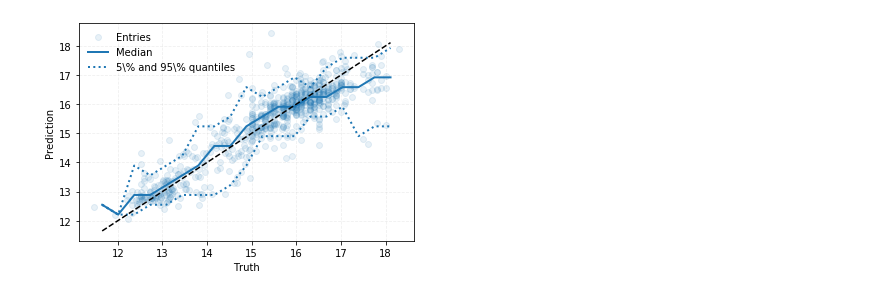
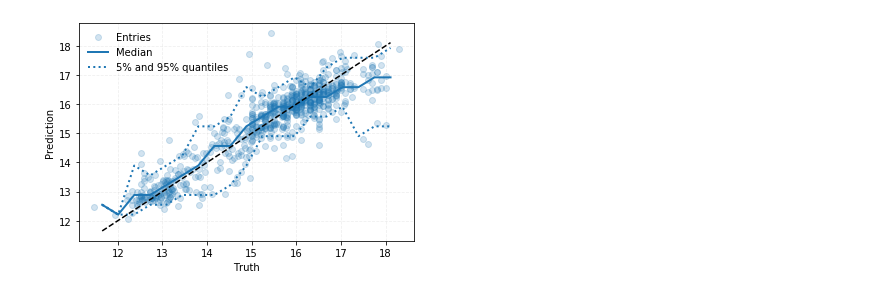
Before and after one commit to aturcati/nupyk, a Jupyter notebook: examples/Trainer.ipynb, the cells around one changed output. Cells and saved outputs as stored; diff of their text form; code cells hidden in the pictures.

```diff
--- a/examples/Trainer.ipynb
+++ b/examples/Trainer.ipynb
@@ -14,3 +12,5 @@ xgb_trainer = models.XGBTrainer()
+# %%
+xgb_trainer = trainers.XGBRTrainer()
 # %%
 xgb_trainer.load_pickle_data("output/all_sources_processed.pkl")
 # %%
@@ -36,3 +70,5 @@ xgb_test = models.XGBTrainer()
+# %%
+xgb_test = trainers.XGBRTrainer()
 # %%
 xgb_test.load_pickle_model("models/test_model.pkl")
 # %%
@@ -43,6 +79,6 @@ prediction = test_model.predict(xgb_trainer._x_test)
 target = xgb_trainer._target_test
 # %%
 fig, ax = plt.subplots()
-ax = utils.PredVsTargetPlot(ax, prediction, target)
+ax = plotutils.PredVsTargetPlot(ax, prediction, target).ax
 # %% [output]
-[figure, old version]
+[figure, new version]
```
Also changed, not shown: parts of 8 cells of this notebook, 5 other files.
